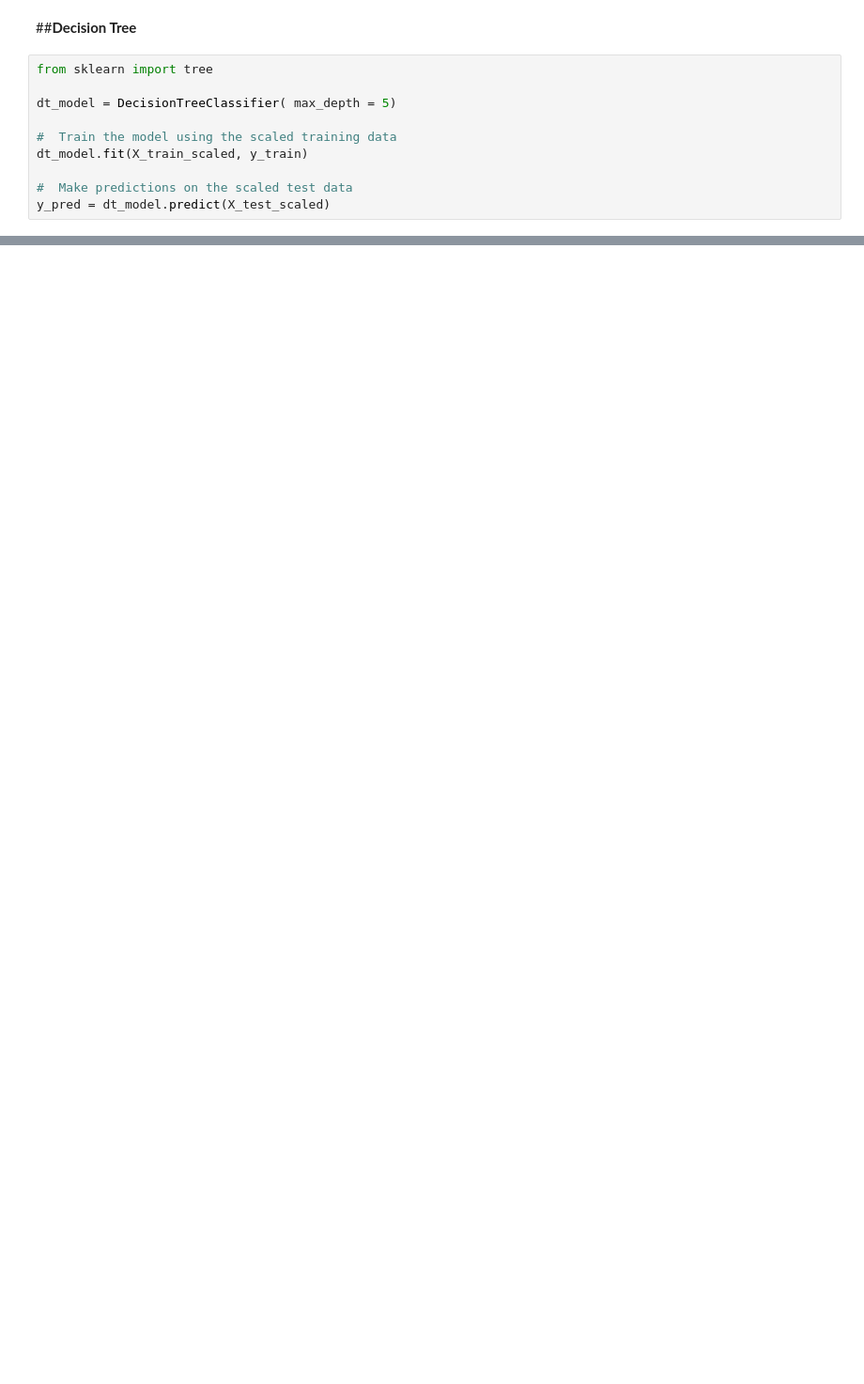
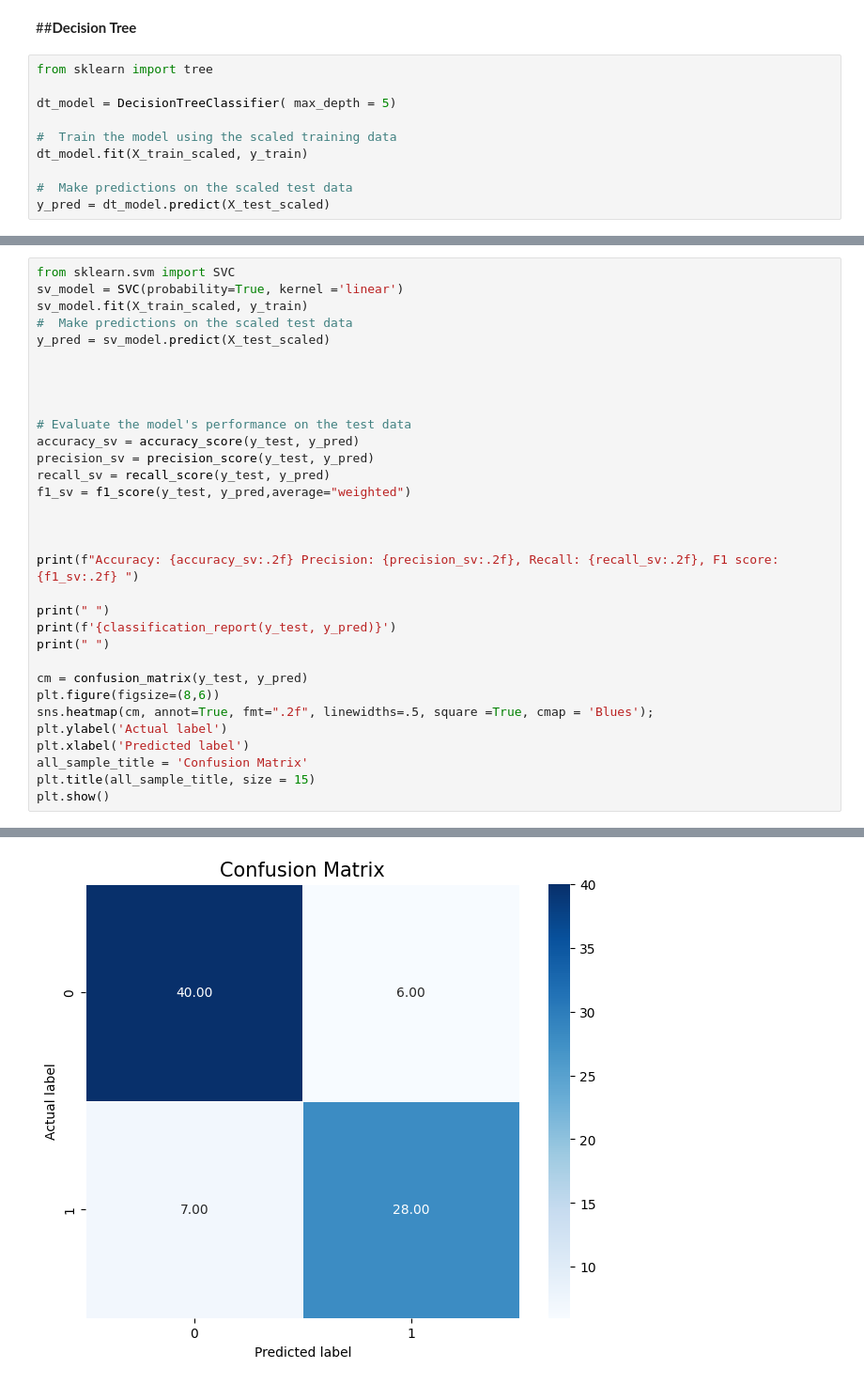
Before and after one commit to leynessa/ds_projects, a Jupyter notebook: heart_disease_prognosis.ipynb, the cells around one changed output, grey strips where cells are left out. Shown at 94% size. Cells and saved outputs as stored; diff of their text form; blank space fills up the shorter version.

```diff
--- a/heart_disease_prognosis.ipynb
+++ b/heart_disease_prognosis.ipynb
@@ -447,0 +527,33 @@ NameError: ignored
+# %%
+from sklearn.svm import SVC
+sv_model = SVC(probability=True, kernel ='linear')
+sv_model.fit(X_train_scaled, y_train)
+#  Make predictions on the scaled test data
+y_pred = sv_model.predict(X_test_scaled)
+
+
+
+
+# Evaluate the model's performance on the test data
+accuracy_sv = accuracy_score(y_test, y_pred)
+precision_sv = precision_score(y_test, y_pred)
+recall_sv = recall_score(y_test, y_pred)
+f1_sv = f1_score(y_test, y_pred,average="weighted")
+
+
+
+print(f"Accuracy: {accuracy_sv:.2f} Precision: {precision_sv:.2f}, Recall: {recall_sv:.2f}, F1 score:{f1_sv:.2f} ")
+
+print(" ")
+print(f'{classification_report(y_test, y_pred)}')
+print(" ")
+
+cm = confusion_matrix(y_test, y_pred)
+plt.figure(figsize=(8,6))
+sns.heatmap(cm, annot=True, fmt=".2f", linewidths=.5, square =True, cmap = 'Blues');
+plt.ylabel('Actual label')
+plt.xlabel('Predicted label')
+all_sample_title = 'Confusion Matrix'
+plt.title(all_sample_title, size = 15)
+plt.show()
+# %% [output]
@@ -447,0 +570 @@ NameError: ignored
+[figure, added]
```
Also changed, not shown: parts of 47 cells of this notebook.
